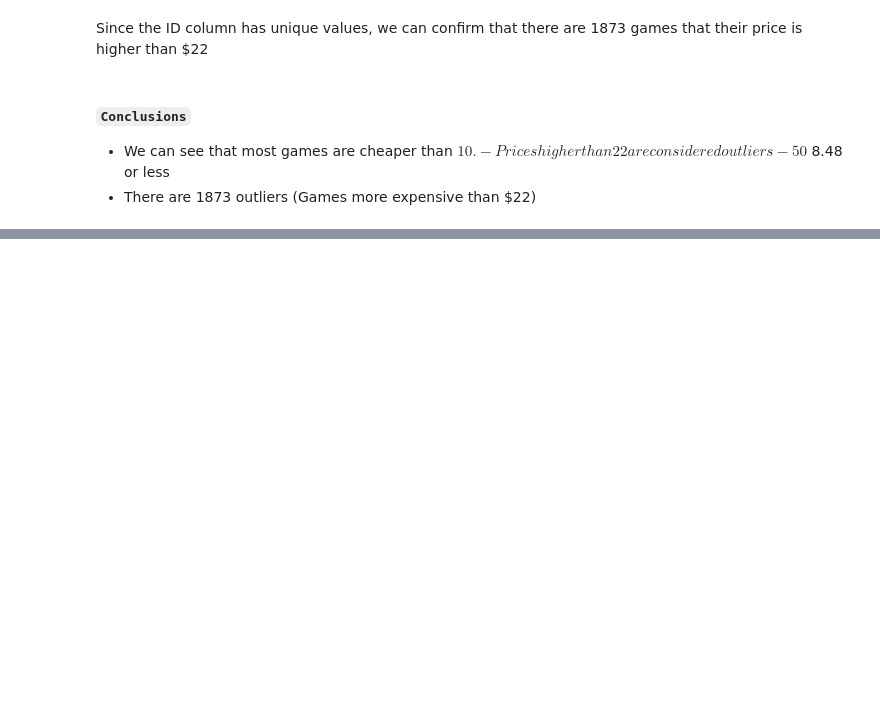
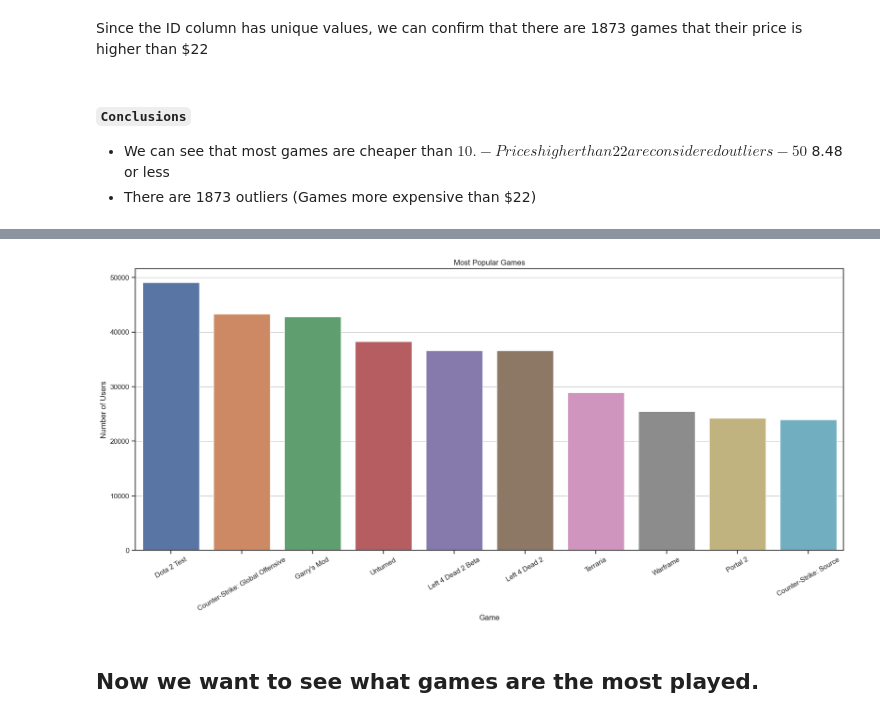
Before and after one commit to PatoMarzi/Steam_ML, a Jupyter notebook: EDA.ipynb, the cells around one changed output, grey strips where cells are left out. Drawn from its saved outputs; the diff is of its cells as text; code cells hidden in the pictures; blank space fills up the shorter version.

```diff
--- a/EDA.ipynb
+++ b/EDA.ipynb
@@ -120,0 +185,4 @@ Since the ID column has unique values, we can confirm that there are 1873 games
+# %%
+mostPopular = items['item_name'].value_counts()
+mostPopular = mostPopular.nlargest(10)
+mostPopular
@@ -120,0 +202,12 @@ Since the ID column has unique values, we can confirm that there are 1873 games
+# %%
+plt.figure(figsize= (20, 8))
+sns.barplot(x = mostPopular.index, y = mostPopular.values)
+plt.title('Most Popular Games')
+plt.xticks(rotation = 30)
+plt.ylabel('Number of Users')
+plt.xlabel('Game')
+plt.grid(axis = 'y')
+# %% [output]
+[figure, added]
+# %% [markdown]
+## Now we want to see what games are the most played.
```
Also changed, not shown: parts of 14 cells of this notebook.
